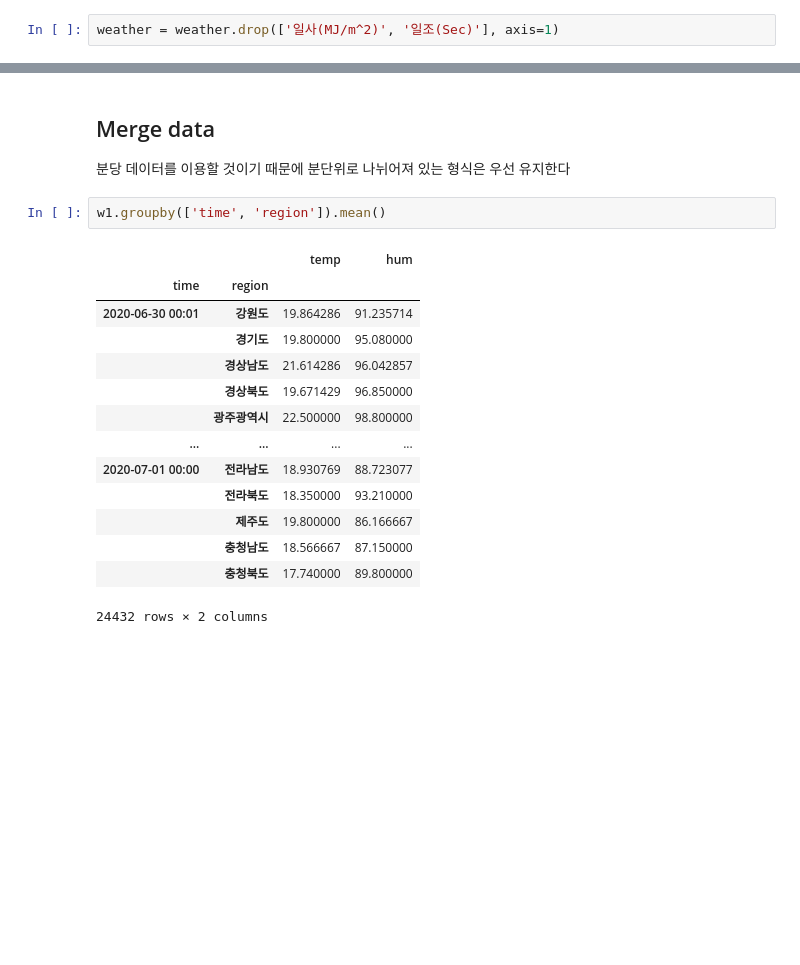
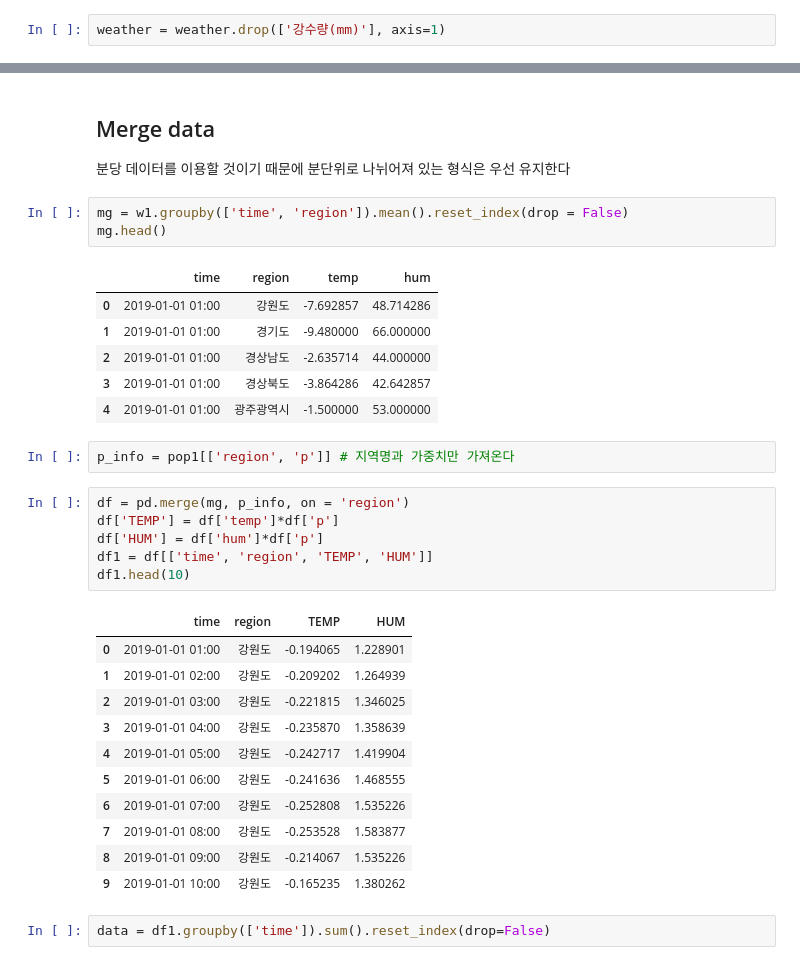
Before and after one commit to Yeeun-Lee/big_contest_2020, a Jupyter notebook: prep/weather.ipynb, the cells around one changed output, grey strips where cells are left out. Cells and saved outputs as stored; diff of their text form; blank space fills up the shorter version.

```diff
--- a/prep/weather.ipynb
+++ b/prep/weather.ipynb
@@ -39,5 +37,5 @@ dtype: int64
 # %%
-weather = weather.drop(['일사(MJ/m^2)', '일조(Sec)'], axis=1)
+weather = weather.drop(['강수량(mm)'], axis=1)
 # %%
 weather[pd.isnull(weather[['기온(°C)', '습도(%)']]).any(axis=1)]
 # %% [output]
@@ -251,19 +220,34 @@ sum of proportions :  1.0
 ## Merge data
 분당 데이터를 이용할 것이기 때문에 분단위로 나뉘어져 있는 형식은 우선 유지한다
 # %%
-w1.groupby(['time', 'region']).mean()
+mg = w1.groupby(['time', 'region']).mean().reset_index(drop = False)
+mg.head()
 # %% [output]
-|  |  | temp | hum |
-| time | region |  |  |
-| 2020-06-30 00:01 | 강원도 | 19.864286 | 91.235714 |
-|  | 경기도 | 19.800000 | 95.080000 |
-|  | 경상남도 | 21.614286 | 96.042857 |
-|  | 경상북도 | 19.671429 | 96.850000 |
-|  | 광주광역시 | 22.500000 | 98.800000 |
-| ... | ... | ... | ... |
-| 2020-07-01 00:00 | 전라남도 | 18.930769 | 88.723077 |
-|  | 전라북도 | 18.350000 | 93.210000 |
-|  | 제주도 | 19.800000 | 86.166667 |
-|  | 충청남도 | 18.566667 | 87.150000 |
-|  | 충청북도 | 17.740000 | 89.800000 |
+|  | time | region | temp | hum |
+| 0 | 2019-01-01 01:00 | 강원도 | -7.692857 | 48.714286 |
+| 1 | 2019-01-01 01:00 | 경기도 | -9.480000 | 66.000000 |
+| 2 | 2019-01-01 01:00 | 경상남도 | -2.635714 | 44.000000 |
+| 3 | 2019-01-01 01:00 | 경상북도 | -3.864286 | 42.642857 |
+| 4 | 2019-01-01 01:00 | 광주광역시 | -1.500000 | 53.000000 |
-24432 rows × 2 columns
+# %%
+p_info = pop1[['region', 'p']] # 지역명과 가중치만 가져온다
+# %%
+df = pd.merge(mg, p_info, on = 'region')
+df['TEMP'] = df['temp']*df['p']
+df['HUM'] = df['hum']*df['p']
+df1 = df[['time', 'region', 'TEMP', 'HUM']]
+df1.head(10)
+# %% [output]
+|  | time | region | TEMP | HUM |
+| 0 | 2019-01-01 01:00 | 강원도 | -0.194065 | 1.228901 |
+| 1 | 2019-01-01 02:00 | 강원도 | -0.209202 | 1.264939 |
+| 2 | 2019-01-01 03:00 | 강원도 | -0.221815 | 1.346025 |
+| 3 | 2019-01-01 04:00 | 강원도 | -0.235870 | 1.358639 |
+| 4 | 2019-01-01 05:00 | 강원도 | -0.242717 | 1.419904 |
+| 5 | 2019-01-01 06:00 | 강원도 | -0.241636 | 1.468555 |
+| 6 | 2019-01-01 07:00 | 강원도 | -0.252808 | 1.535226 |
+| 7 | 2019-01-01 08:00 | 강원도 | -0.253528 | 1.583877 |
+| 8 | 2019-01-01 09:00 | 강원도 | -0.214067 | 1.535226 |
+| 9 | 2019-01-01 10:00 | 강원도 | -0.165235 | 1.380262 |
+# %%
+data = df1.groupby(['time']).sum().reset_index(drop=False)
```
Also changed, not shown: parts of 16 cells of this notebook.
